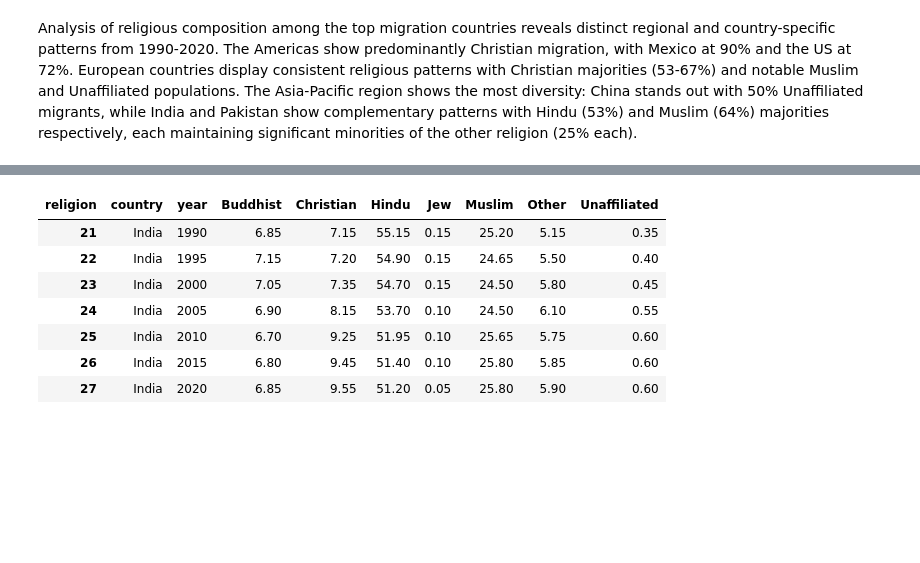
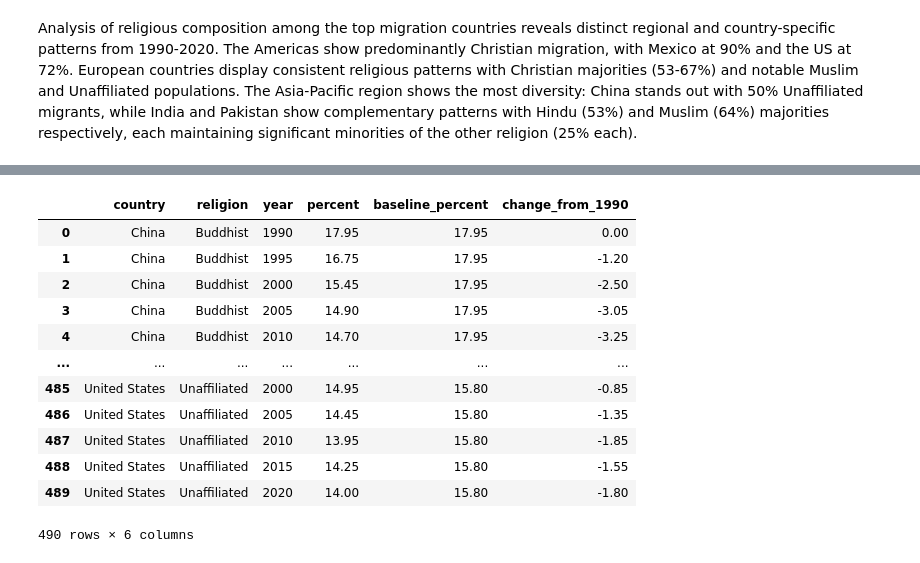
Before and after one commit to kmogarro/portfolio, a Jupyter notebook: python-projects/Global_Religious_Migration_Analysis_1990-2020/global_religious_migration_1990-2020_v3.ipynb, the cells around one changed output, grey strips where cells are left out. Drawn from its saved outputs; the diff is of its cells as text; code cells hidden in the pictures; blank space fills up the shorter version.

```diff
--- a/python-projects/Global_Religious_Migration_Analysis_1990-2020/global_religious_migration_1990-2020_v3.ipynb
+++ b/python-projects/Global_Religious_Migration_Analysis_1990-2020/global_religious_migration_1990-2020_v3.ipynb
@@ -573,12 +585,29 @@ for i, country in enumerate(asia_pacific):
-# %%
-country_data = area_plot_df[area_plot_df['country'] == 'India']
-country_data
-# %% [output]
-| religion | country | year | Buddhist | Christian | Hindu | Jew | Muslim | Other | Unaffiliated |
-| 21 | India | 1990 | 6.85 | 7.15 | 55.15 | 0.15 | 25.20 | 5.15 | 0.35 |
-| 22 | India | 1995 | 7.15 | 7.20 | 54.90 | 0.15 | 24.65 | 5.50 | 0.40 |
-| 23 | India | 2000 | 7.05 | 7.35 | 54.70 | 0.15 | 24.50 | 5.80 | 0.45 |
-| 24 | India | 2005 | 6.90 | 8.15 | 53.70 | 0.10 | 24.50 | 6.10 | 0.55 |
-| 25 | India | 2010 | 6.70 | 9.25 | 51.95 | 0.10 | 25.65 | 5.75 | 0.60 |
-| 26 | India | 2015 | 6.80 | 9.45 | 51.40 | 0.10 | 25.80 | 5.85 | 0.60 |
-| 27 | India | 2020 | 6.85 | 9.55 | 51.20 | 0.05 | 25.80 | 5.90 | 0.60 |
+# %%
+# Create baseline DataFrame (1990 values)
+baseline_1990 = country_religion_yr_composition[country_religion_yr_composition['year'] == 1990].copy()
+baseline_1990 = baseline_1990.drop('year', axis=1)  # remove year column
+baseline_1990 = baseline_1990.rename(columns={'percent': 'baseline_percent'})
+
+# Merge with original data
+relative_change_df = country_religion_yr_composition.merge(
+    baseline_1990,
+    on=['country', 'religion']
+)
+
+# Calculate difference from 1990
+relative_change_df['change_from_1990'] = relative_change_df['percent'] - relative_change_df['baseline_percent']
+relative_change_df
+# %% [output]
+|  | country | religion | year | percent | baseline_percent | change_from_1990 |
+| 0 | China | Buddhist | 1990 | 17.95 | 17.95 | 0.00 |
+| 1 | China | Buddhist | 1995 | 16.75 | 17.95 | -1.20 |
+| 2 | China | Buddhist | 2000 | 15.45 | 17.95 | -2.50 |
+| 3 | China | Buddhist | 2005 | 14.90 | 17.95 | -3.05 |
+| 4 | China | Buddhist | 2010 | 14.70 | 17.95 | -3.25 |
+| ... | ... | ... | ... | ... | ... | ... |
+| 485 | United States | Unaffiliated | 2000 | 14.95 | 15.80 | -0.85 |
+| 486 | United States | Unaffiliated | 2005 | 14.45 | 15.80 | -1.35 |
+| 487 | United States | Unaffiliated | 2010 | 13.95 | 15.80 | -1.85 |
+| 488 | United States | Unaffiliated | 2015 | 14.25 | 15.80 | -1.55 |
+| 489 | United States | Unaffiliated | 2020 | 14.00 | 15.80 | -1.80 |
+490 rows × 6 columns
```
Also changed, not shown: parts of 4 cells of this notebook.
